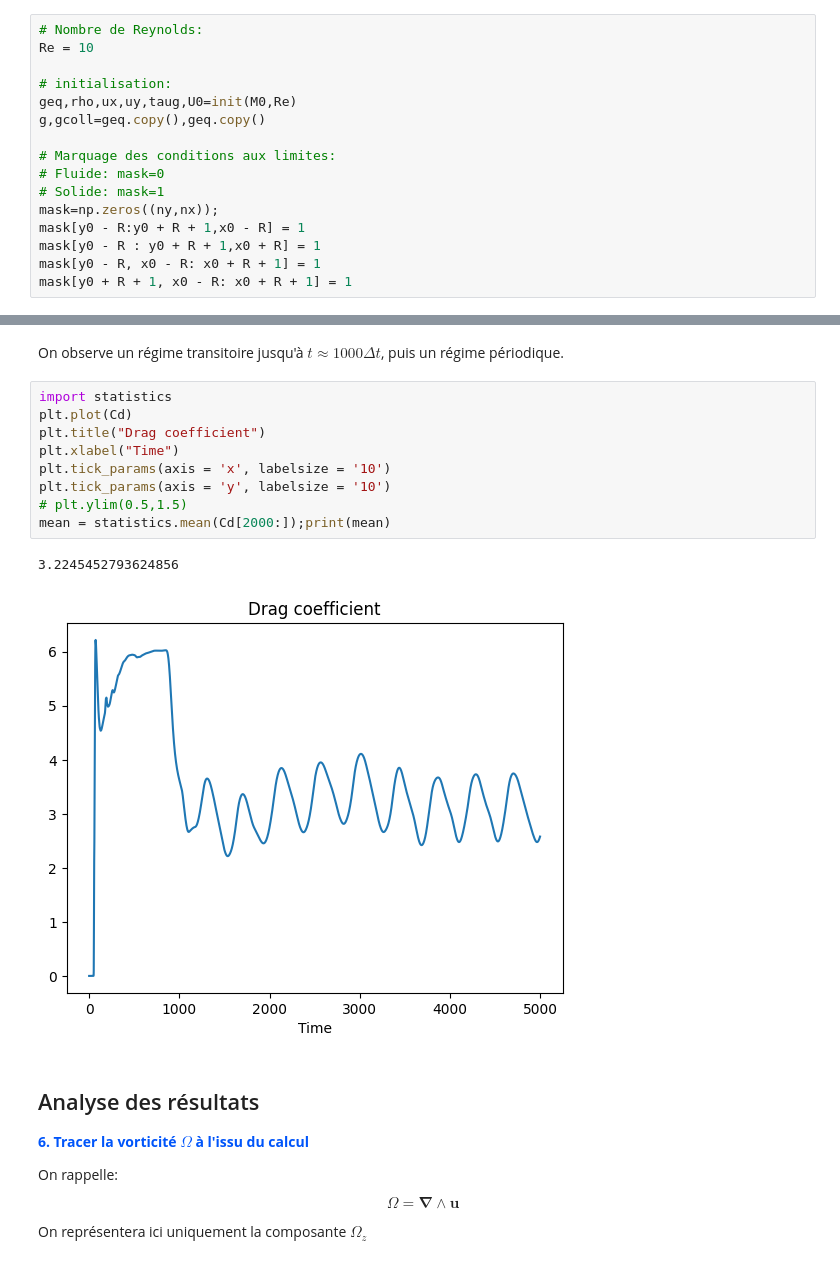
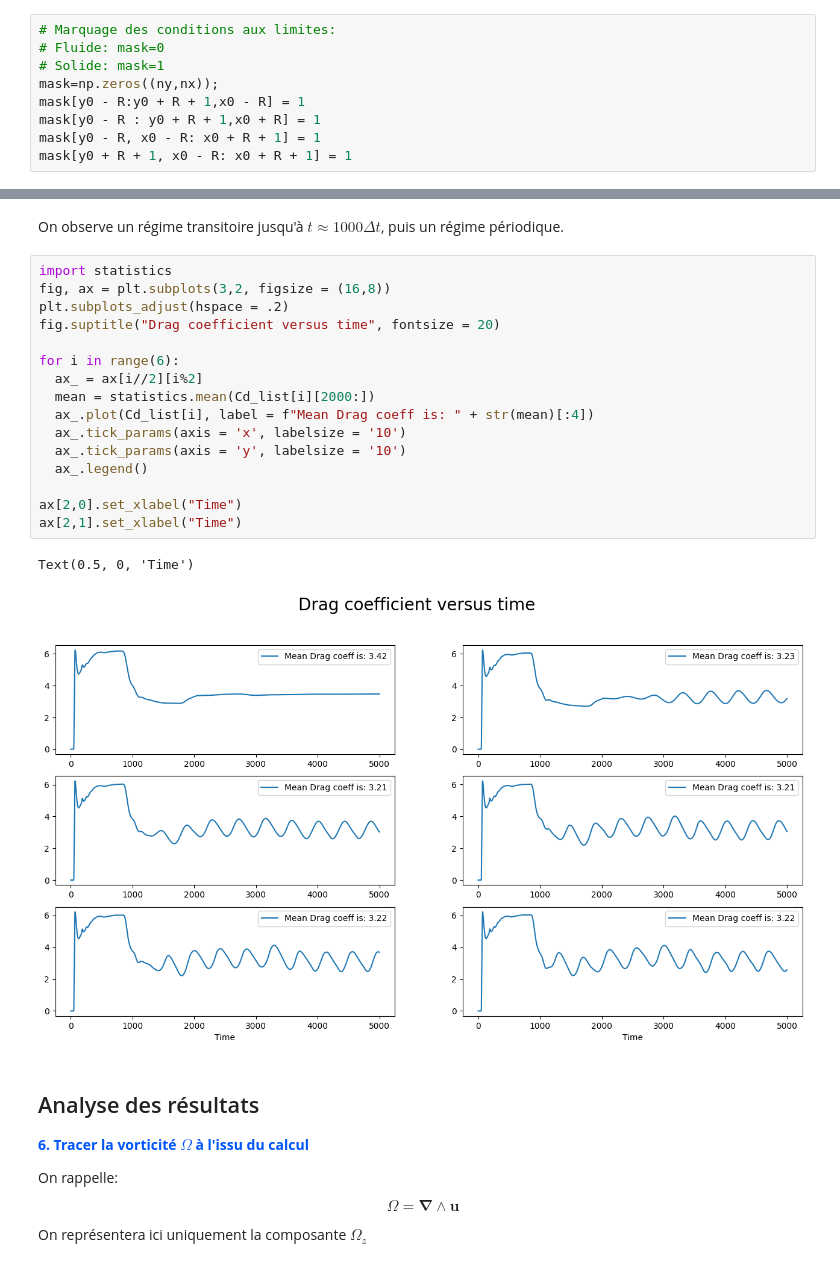
Before and after one commit to roomate/Lattice-Boltzmann-Method, a Jupyter notebook: TP3.ipynb, the cells around one changed output, grey strips where cells are left out. Drawn from its saved outputs; the diff is of its cells as text.

```diff
--- a/TP3.ipynb
+++ b/TP3.ipynb
@@ -327,13 +329,6 @@ def outflow(g,gcoll):
 
 <b style="color:#0055FA">3. Une fois les paramètres et les fonctions définis, fixer le nombre de Reynolds (on commencera par $Re=20$), initialiser les distributions à leur valeur d'équilibre puis définir les mailles concernées par une condition aux limites solide.</b> Pour cela on pourra utiliser une variable de type *mask* de la même taille que le domaine et valant 0 pour une maille fluide et 1 pour une maille solide.
 # %%
-# Nombre de Reynolds:
-Re = 10
-
-# initialisation:
-geq,rho,ux,uy,taug,U0=init(M0,Re)
-g,gcoll=geq.copy(),geq.copy()
-
 # Marquage des conditions aux limites:
 # Fluide: mask=0
 # Solide: mask=1
@@ -411,17 +406,24 @@ for re in Re:
 # %% [markdown]
 On observe un régime transitoire jusqu'à $t\approx 1000 \Delta t$, puis un régime périodique.
-# %%
-import statistics
-plt.plot(Cd)
-plt.title("Drag coefficient")
-plt.xlabel("Time")
-plt.tick_params(axis = 'x', labelsize = '10')
-plt.tick_params(axis = 'y', labelsize = '10')
-# plt.ylim(0.5,1.5)
-mean = statistics.mean(Cd[2000:]);print(mean)
-# %% [output]
-3.2245452793624856
-[figure, removed]
+# %%
+import statistics
+fig, ax = plt.subplots(3,2, figsize = (16,8))
+plt.subplots_adjust(hspace = .2)
+fig.suptitle("Drag coefficient versus time", fontsize = 20)
+
+for i in range(6):
+  ax_ = ax[i//2][i%2]
+  mean = statistics.mean(Cd_list[i][2000:])
+  ax_.plot(Cd_list[i], label = f"Mean Drag coeff is: " + str(mean)[:4])
+  ax_.tick_params(axis = 'x', labelsize = '10')
+  ax_.tick_params(axis = 'y', labelsize = '10')
+  ax_.legend()
+
+ax[2,0].set_xlabel("Time")
+ax[2,1].set_xlabel("Time")
+# %% [output]
+Text(0.5, 0, 'Time')
+[figure, added]
 # %% [markdown]
 <h2>Analyse des résultats</h2>
 
```
Also changed, not shown: parts of 2 cells of this notebook.
